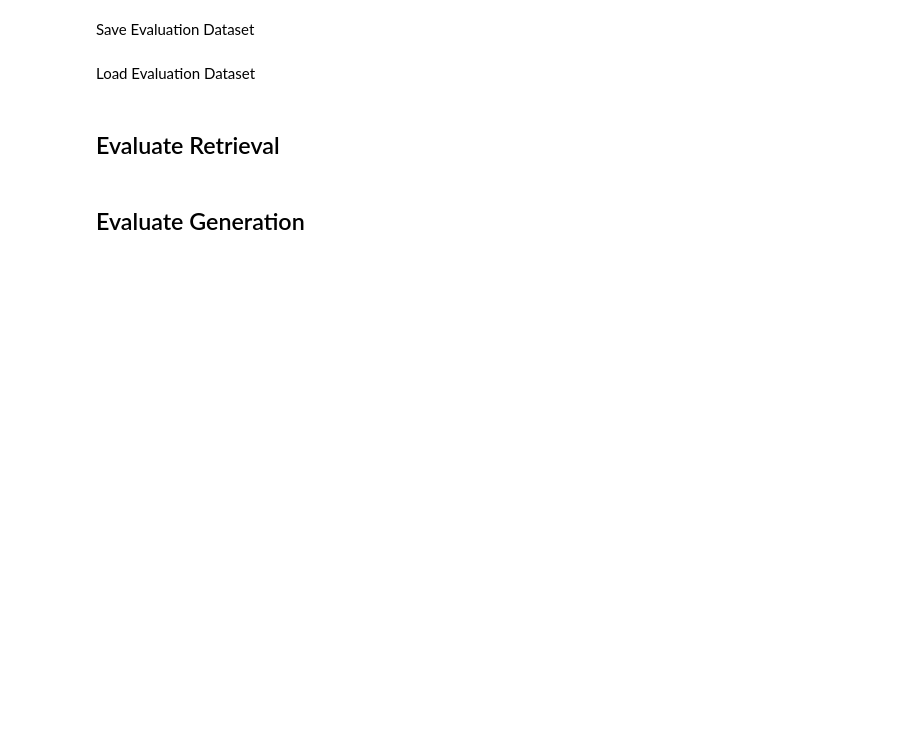
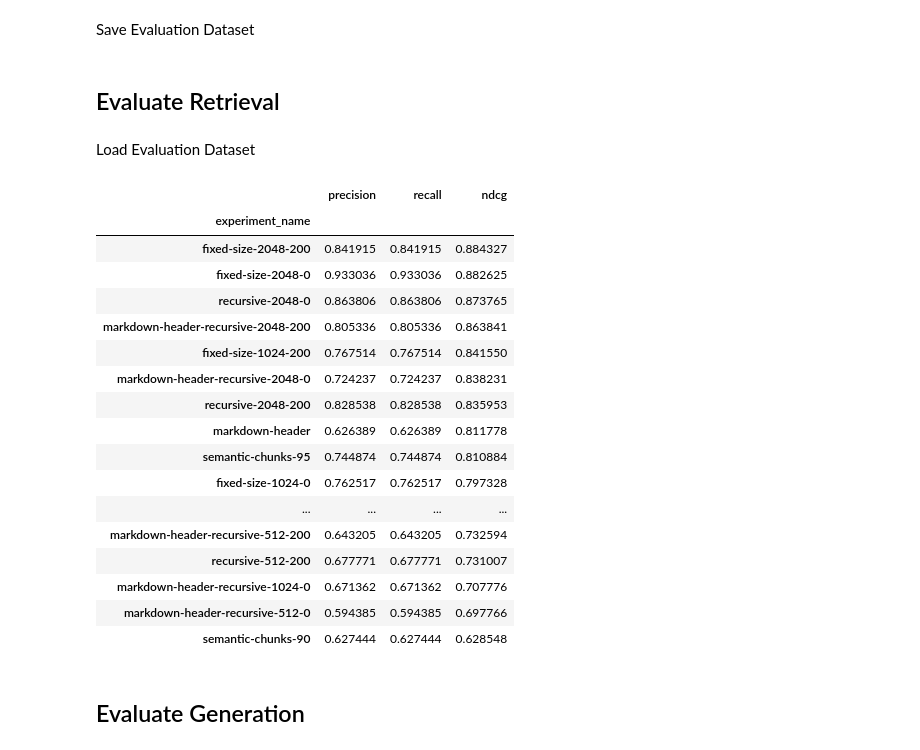
Before and after one commit to Leo310/rag-chunking-evaluation, a Jupyter notebook: my_benchmark.ipynb, the cells around one changed output. Drawn from its saved outputs; the diff is of its cells as text; code cells hidden in the pictures; blank space fills up the shorter version.

```diff
--- a/my_benchmark.ipynb
+++ b/my_benchmark.ipynb
@@ -133,7 +169,8 @@ for experiment_name in split_chunks.keys():
     for _, row in ragas_testset.iterrows():
         testset = {
             "question": row['question'],
-            "ground_truth_chunks": [],
+            "source": row['metadata'],
+            "ground_truth_chunks": {},
             "ground_truth_answer": row['ground_truth']
         }
         gold_dataset[experiment_name][row["evolution_type"]].append(testset)
@@ -215,39 +292,70 @@ Save Evaluation Dataset
 # %%
 with open(data_dir+'gold_dataset.json', 'w') as jsonl_file:
     json.dump(gold_dataset, jsonl_file, indent=4)
+# %% [markdown]
+## Evaluate Retrieval
 # %% [markdown]
 Load Evaluation Dataset
 # %%
 gold_dataset = {}
 with open(data_dir+'gold_dataset.json', 'r') as jsonl_file:
     gold_dataset = json.load(jsonl_file)
-# %% [markdown]
-## Evaluate Retrieval
 # %%
 from utils.evaluation import calculate_metrics, calculate_mean_metrics
+
+results = pd.DataFrame(columns=["experiment_name", "question_type", "precision", "recall", "ndcg"])
 
 for experiment_name, questions in gold_dataset.items():
     if experiment_name not in vector_stores:
         continue
 
-    # K = 30
-    # vector_stores[experiment_name].embeddings.show_progress_bar = False
-    # retriever = vector_stores[experiment_name].as_retriever(search_kwargs={"k": K})
+    K = 10
+    retriever = vector_stores[experiment_name].as_retriever(search_kwargs={"k": K})
     for question_type, testsets in questions.items():
         metrics = []
         for testset in testsets:
             question = testset["question"]
-            # filter out ground truth chunks that have a low relevance score
-            ground_truth = {k: relevance for k, relevance in testset["ground_truth_chunks"].items() if relevance > 2}
+            ground_truth = testset["ground_truth_chunks"]
             K = len(ground_truth)
-            vector_stores[experiment_name].embeddings.show_progress_bar = False
             retriever = vector_stores[experiment_name].as_retriever(search_kwargs={"k": K})
             retrieved_chunks = retriever.invoke(question)
             retrieved_chunk_ids = [str(doc.metadata["id"]) for doc in retrieved_chunks]
-            metrics.append(calculate_metrics(retrieved_chunk_ids, ground_truth_chunks=list(ground_truth.keys()), ground_truth_relevancies=list(ground_truth.values()), K=10))
+            metrics.append(calculate_metrics(retrieved_chunk_ids, ground_truth_chunks=list(ground_truth.keys()), ground_truth_relevancies=list(ground_truth.values()), K=K))
 
         mean_metrics = calculate_mean_metrics(metrics)
-        print(f"Mean metrics for {experiment_name} {question_type}: {mean_metrics}")
+
+        results.loc[len(results)] = [
+            experiment_name,
+            question_type,
+            mean_metrics["precision"],
+            mean_metrics["recall"],
+            mean_metrics["ndcg"]
+        ]
+
+results.to_csv(data_dir+"results.csv", index=False)
+# %%
+# sort by ndcg
+results_view = results.drop(columns=["question_type"]).groupby("experiment_name").mean().sort_values(by="ndcg", ascending=False)
+results_view
+# %% [output]
+|  | precision | recall | ndcg |
+| experiment_name |  |  |  |
+| fixed-size-2048-200 | 0.841915 | 0.841915 | 0.884327 |
+| fixed-size-2048-0 | 0.933036 | 0.933036 | 0.882625 |
+| recursive-2048-0 | 0.863806 | 0.863806 | 0.873765 |
+| markdown-header-recursive-2048-200 | 0.805336 | 0.805336 | 0.863841 |
+| fixed-size-1024-200 | 0.767514 | 0.767514 | 0.841550 |
+| markdown-header-recursive-2048-0 | 0.724237 | 0.724237 | 0.838231 |
+| recursive-2048-200 | 0.828538 | 0.828538 | 0.835953 |
+| markdown-header | 0.626389 | 0.626389 | 0.811778 |
+| semantic-chunks-95 | 0.744874 | 0.744874 | 0.810884 |
+| fixed-size-1024-0 | 0.762517 | 0.762517 | 0.797328 |
+| ... | ... | ... | ... |
+| markdown-header-recursive-512-200 | 0.643205 | 0.643205 | 0.732594 |
+| recursive-512-200 | 0.677771 | 0.677771 | 0.731007 |
+| markdown-header-recursive-1024-0 | 0.671362 | 0.671362 | 0.707776 |
+| markdown-header-recursive-512-0 | 0.594385 | 0.594385 | 0.697766 |
+| semantic-chunks-90 | 0.627444 | 0.627444 | 0.628548 |
 # %% [markdown]
 ## Evaluate Generation
 # %%
```
Also changed, not shown: parts of 11 cells of this notebook, 31 other files.
